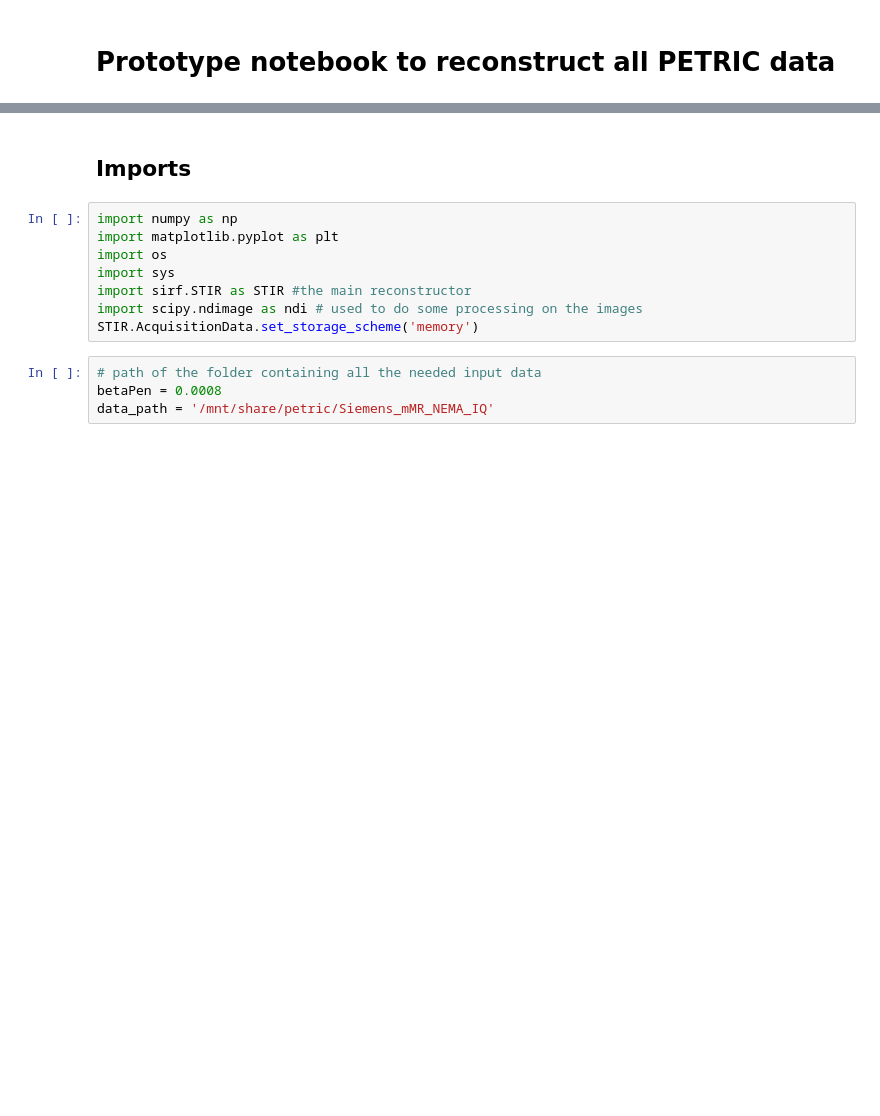
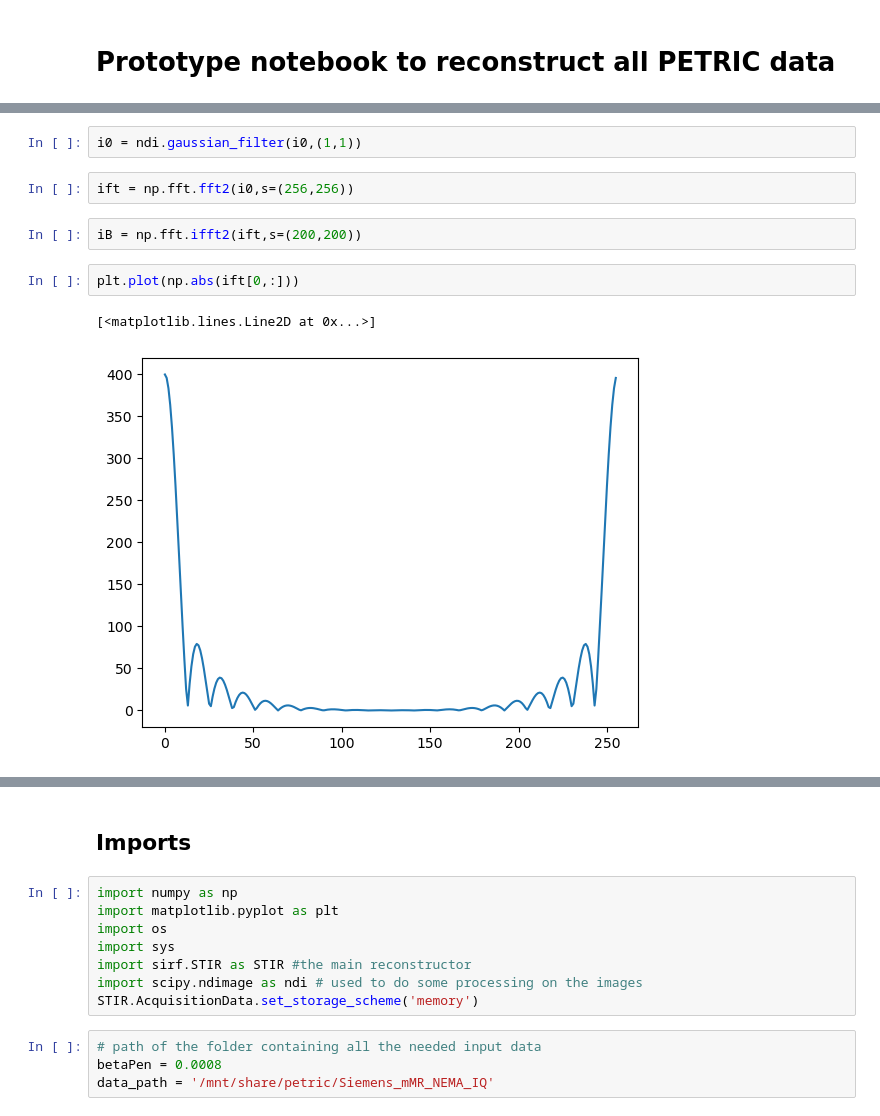
Before and after one commit to SyneRBI/PETRIC-Tomo-Unimib, a Jupyter notebook: testNewFilt.ipynb, the cells around one changed output, grey strips where cells are left out. Drawn from its saved outputs; the diff is of its cells as text; blank space fills up the shorter version.

```diff
--- a/testNewFilt.ipynb
+++ b/testNewFilt.ipynb
@@ -2,0 +18,11 @@
+# %%
+i0 = ndi.gaussian_filter(i0,(1,1))
+# %%
+ift = np.fft.fft2(i0,s=(256,256))
+# %%
+iB = np.fft.ifft2(ift,s=(200,200))
+# %%
+plt.plot(np.abs(ift[0,:]))
+# %% [output]
+[<matplotlib.lines.Line2D at 0x...>]
+[figure, added]
```
Also changed, not shown: parts of 12 cells of this notebook, 4 other files.
